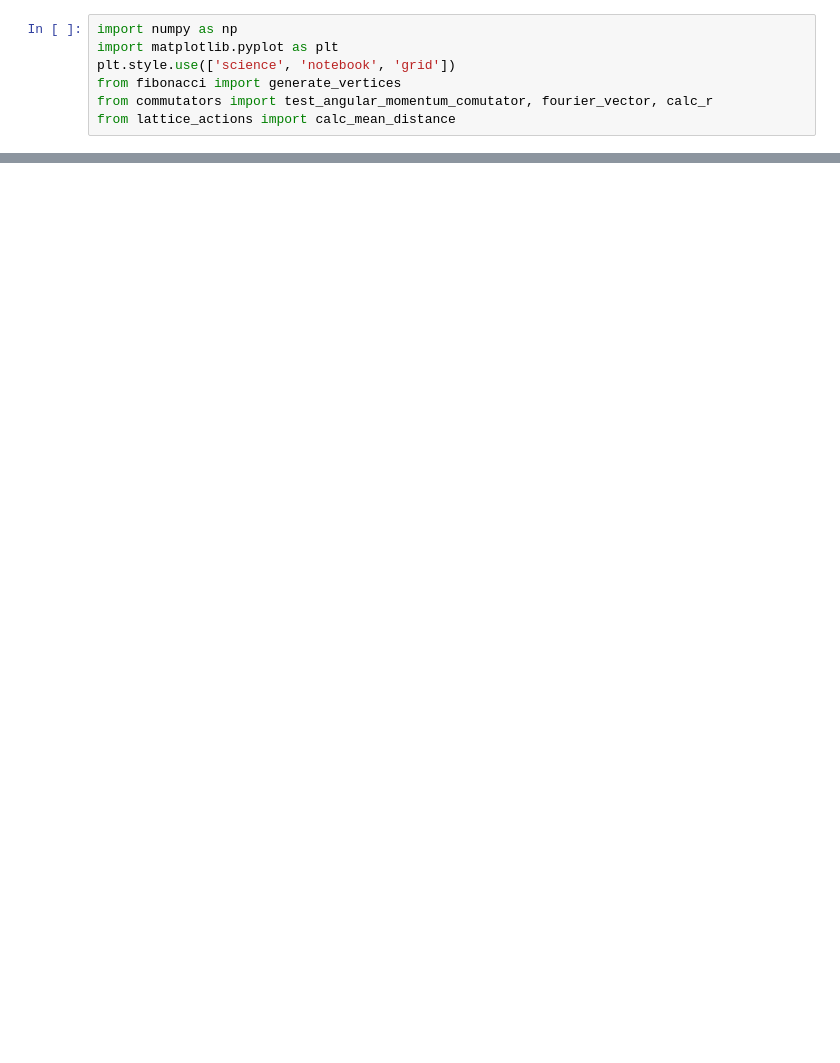
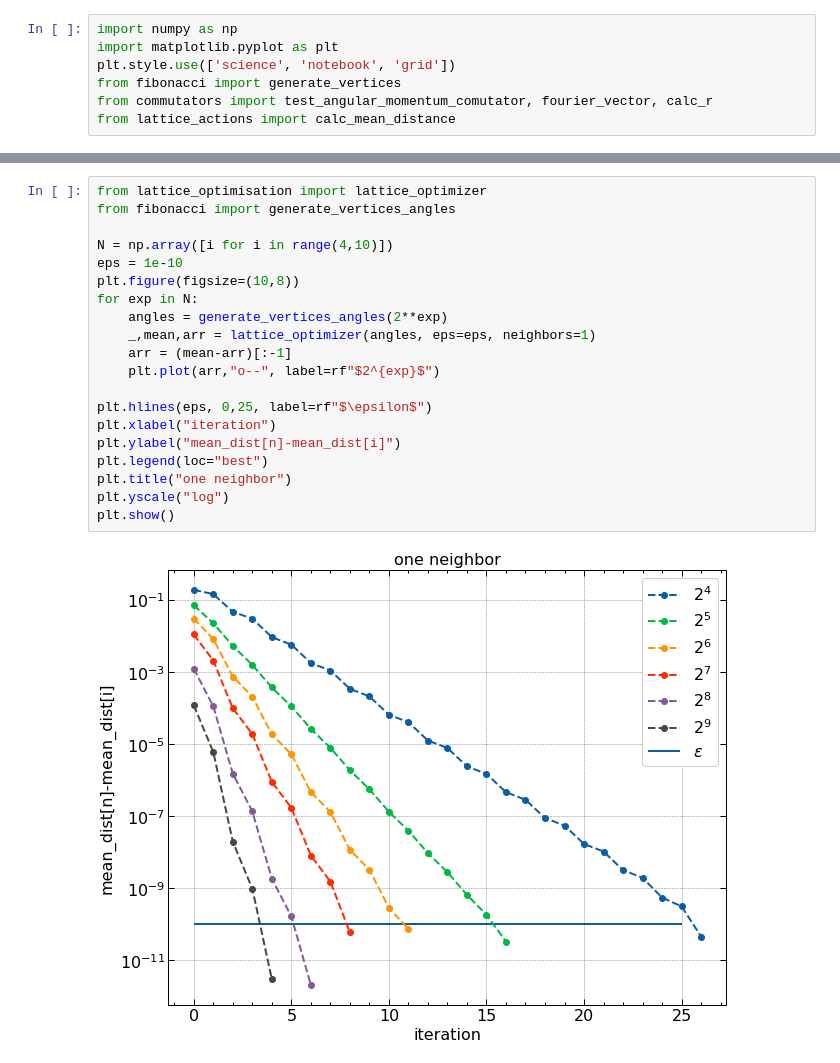
Before and after one commit to djrolfes/bachelor_thesis, a Jupyter notebook: tests.ipynb, the cells around one changed output, grey strips where cells are left out. Saved outputs shown, nothing was run; the diff lists cells and outputs as text; blank space fills up the shorter version.

```diff
--- a/tests.ipynb
+++ b/tests.ipynb
@@ -26,0 +52,22 @@ plt.plot(mean_distances, rs, "o")
+# %%
+from lattice_optimisation import lattice_optimizer
+from fibonacci import generate_vertices_angles
+
+N = np.array([i for i in range(4,10)])
+eps = 1e-10
+plt.figure(figsize=(10,8))
+for exp in N:
+    angles = generate_vertices_angles(2**exp)
+    _,mean,arr = lattice_optimizer(angles, eps=eps, neighbors=1)
+    arr = (mean-arr)[:-1]
+    plt.plot(arr,"o--", label=rf"$2^{exp}$")
+
+plt.hlines(eps, 0,25, label=rf"$\epsilon$")
+plt.xlabel("iteration")
+plt.ylabel("mean_dist[n]-mean_dist[i]")
+plt.legend(loc="best")
+plt.title("one neighbor")
+plt.yscale("log")
+plt.show()
+# %% [output]
+[figure, added]
```
Also changed, not shown: parts of 8 cells of this notebook, 6 other files.
